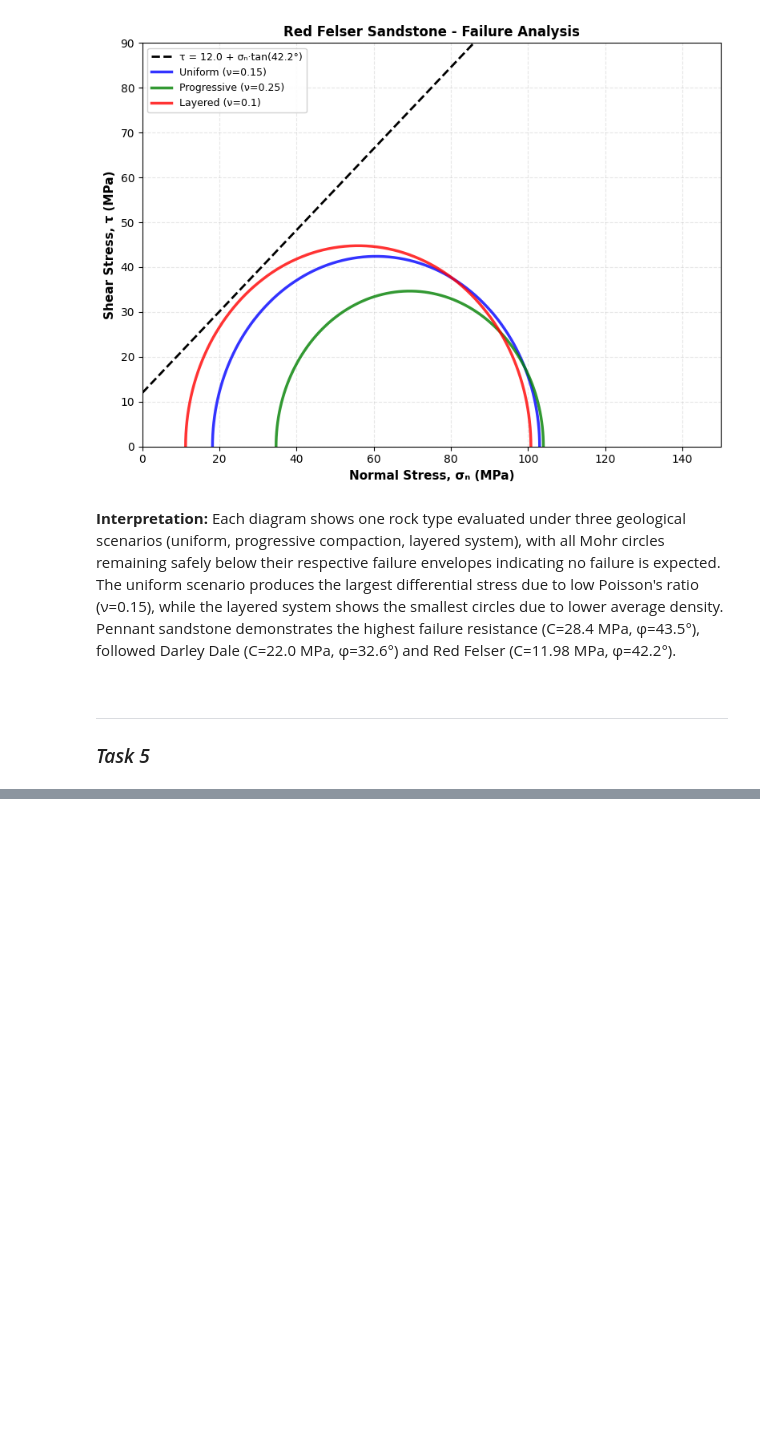
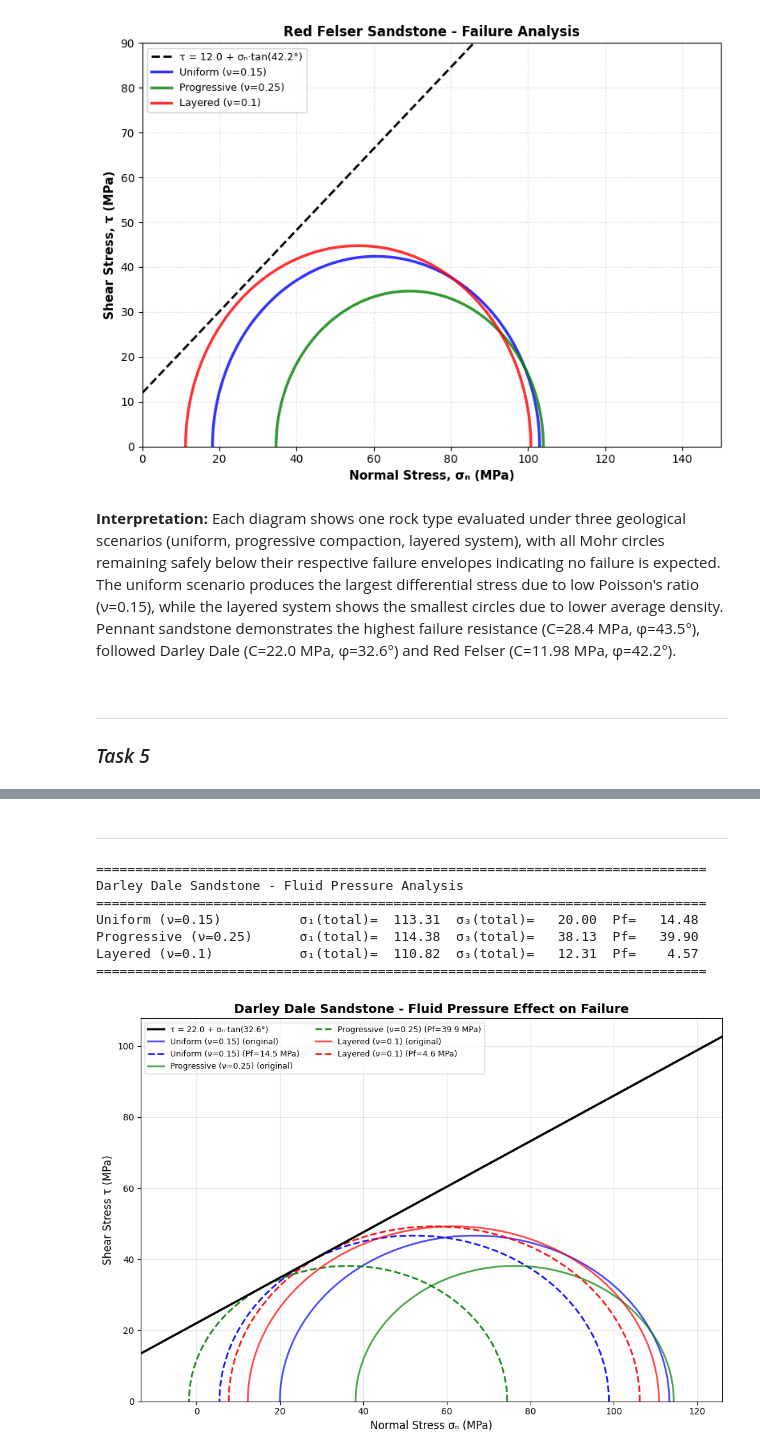
Before and after one commit to nandanajihha/Geomechanics-Q3, a Jupyter notebook: Report exercise Geomechanics and Structural Geology.ipynb, the cells around one changed output, grey strips where cells are left out. Drawn from its saved outputs; the diff is of its cells as text; code cells hidden in the pictures; blank space fills up the shorter version.

```diff
--- a/Report exercise Geomechanics and Structural Geology.ipynb
+++ b/Report exercise Geomechanics and Structural Geology.ipynb
@@ -984,0 +1121,14 @@ Where $N_\varphi = \frac{1 + \sin\varphi}{1 - \sin\varphi} = \tan^2\left(45° +
+# %% [markdown]
+---
+# %%
+# Darley Dale Sandstone
+plot_fluid_pressure_analysis('Darley Dale')
+# %% [output]
+==============================================================================
+Darley Dale Sandstone - Fluid Pressure Analysis
+==============================================================================
+Uniform (ν=0.15)          σ₁(total)=  113.31  σ₃(total)=   20.00  Pf=   14.48
+Progressive (ν=0.25)      σ₁(total)=  114.38  σ₃(total)=   38.13  Pf=   39.90
+Layered (ν=0.1)           σ₁(total)=  110.82  σ₃(total)=   12.31  Pf=    4.57
+==============================================================================
+[figure, added]
```
Also changed, not shown: parts of 5 cells of this notebook, 1 other file.
